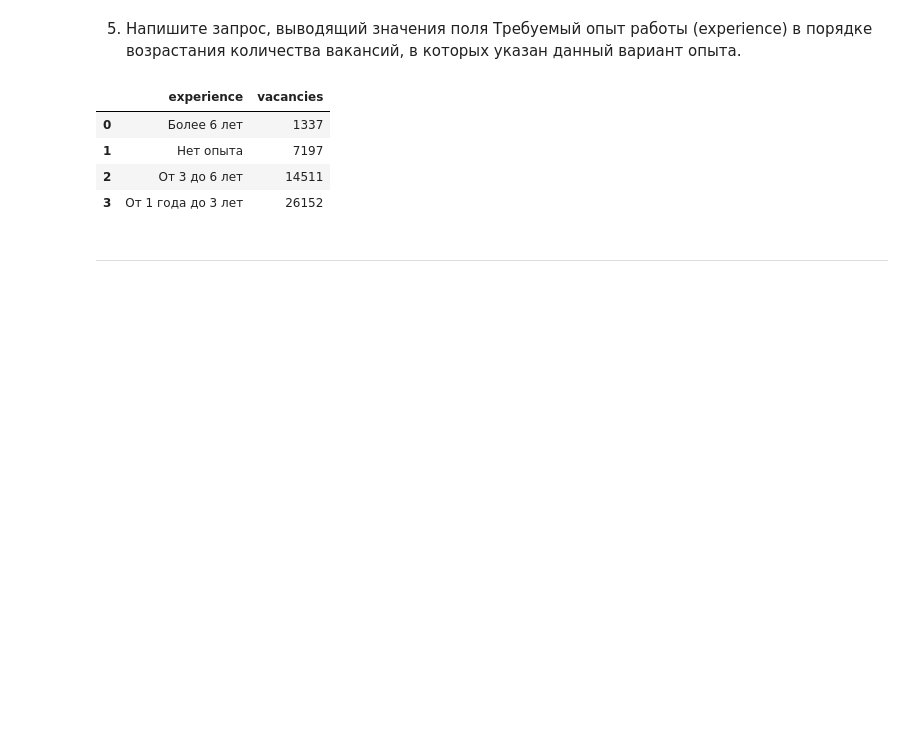
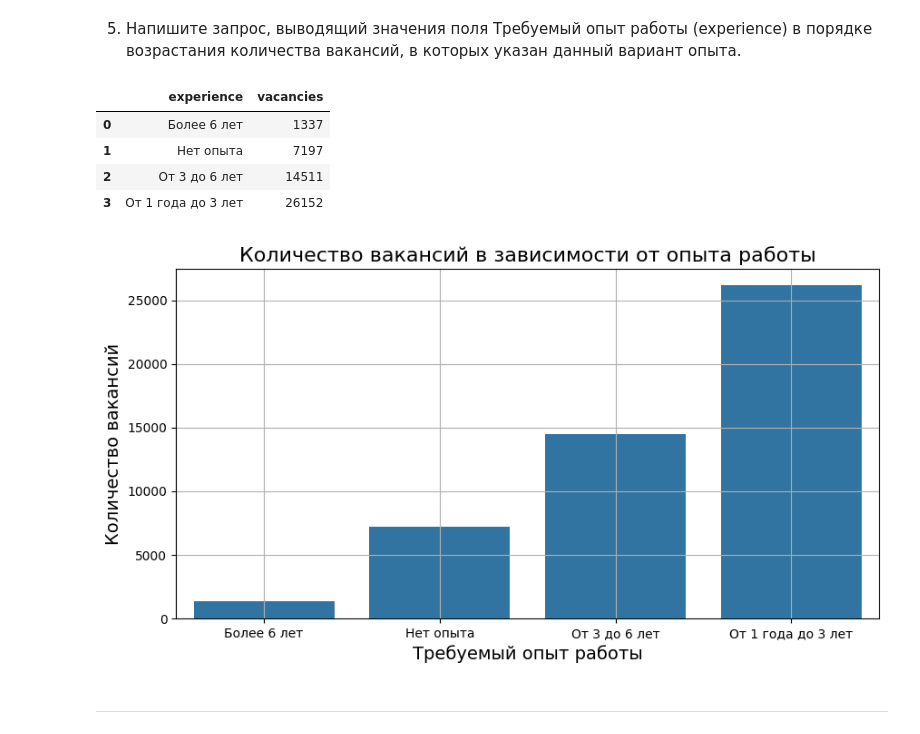
Before and after one commit to vokhmianin-da/Project2_HH_analysis, a Jupyter notebook: Project_2_Notebook.ipynb, the cells around one changed output. Saved outputs shown, nothing was run; the diff lists cells and outputs as text; code cells hidden in the pictures; blank space fills up the shorter version.

```diff
--- a/Project_2_Notebook.ipynb
+++ b/Project_2_Notebook.ipynb
@@ -177,7 +206,7 @@ display(count_vacancies_on_type.head())
 5. Напишите запрос, выводящий значения поля Требуемый опыт работы (experience) в порядке возрастания количества вакансий, в которых указан данный вариант опыта.
 # %%
 # текст запроса
-query = f'''SELECT
+query_4_5 = f'''SELECT
     experience, -- требуемый опыт работы
     COUNT(name) AS vacancies -- количество вакансий
 FROM vacancies
@@ -185,14 +214,27 @@ GROUP BY experience -- группируем по опыту работы
 ORDER BY count(name) ASC -- сортируем вакансии по возрастанию'''
 # %%
 # результат запроса
-experience = pd.read_sql_query(query, connection)
+experience = pd.read_sql_query(query_4_5, connection)
 display(experience)
+
+fig, axes = plt.subplots(nrows=1, ncols=1, figsize=(10, 5))
+barplot = sns.barplot(
+    data=experience,
+    x='experience',
+    y='vacancies',
+    orient='v'
+)
+barplot.set_title('Количество вакансий в зависимости от опыта работы', fontsize=16);
+barplot.set_xlabel('Требуемый опыт работы', fontsize=14);
+barplot.set_ylabel('Количество вакансий', fontsize=14);
+barplot.grid()
 # %% [output]
 |  | experience | vacancies |
 | 0 | Более 6 лет | 1337 |
 | 1 | Нет опыта | 7197 |
 | 2 | От 3 до 6 лет | 14511 |
 | 3 | От 1 года до 3 лет | 26152 |
+[figure, added]
 # %% [markdown]
 ***
 # %% [markdown]
```
Also changed, not shown: parts of 15 cells of this notebook.
